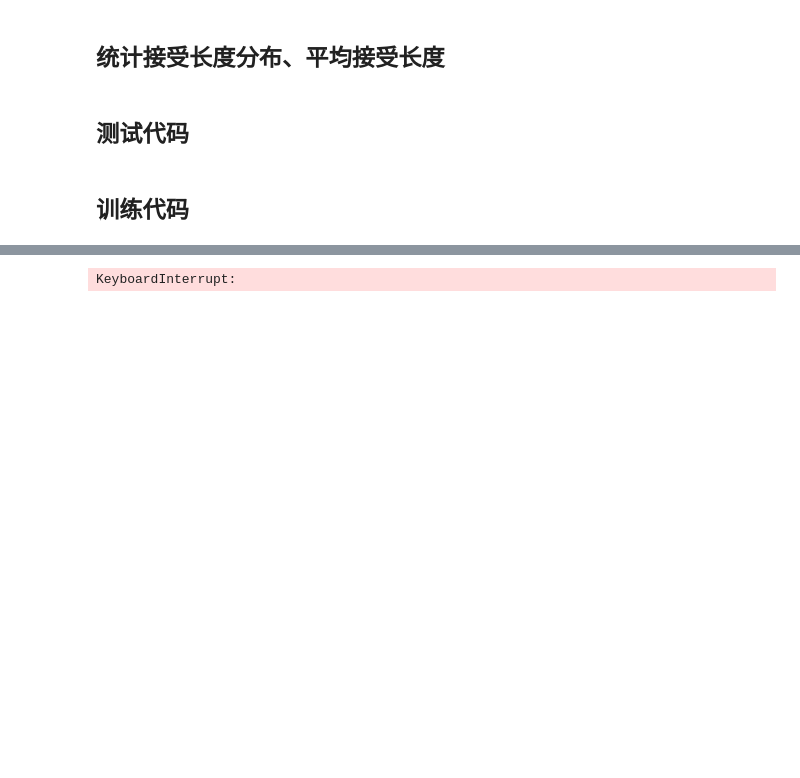
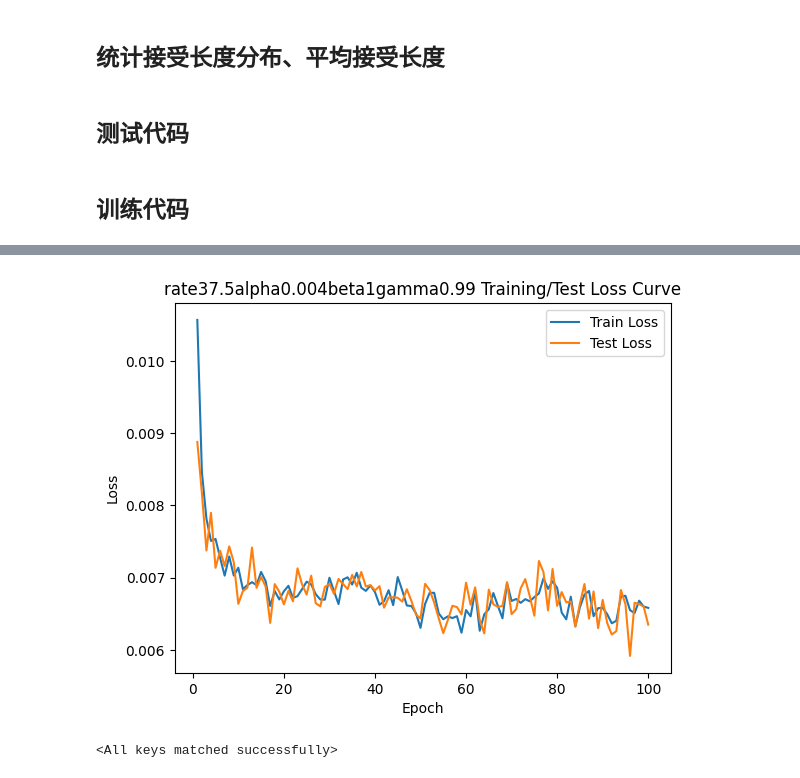
Before and after one commit to minaduki-sora/RADAR, a Jupyter notebook: notebook/rl_step_v2.ipynb, the cells around one changed output, grey strips where cells are left out. Cells and saved outputs as stored; diff of their text form; code cells hidden in the pictures; blank space fills up the shorter version.

```diff
--- a/notebook/rl_step_v2.ipynb
+++ b/notebook/rl_step_v2.ipynb
@@ -397,4 +397,5 @@ plt.savefig(f"../output/shareGPT/llama3.1/t1d7/rate{rate}alpha{alpha}beta{beta}g
 plt.show()
 
 # torch.save(model.state_dict(), "lstm_policy.pt")
+model.load_state_dict(torch.load(f"../output/shareGPT/llama3.1/t1d7/rate{rate}alpha{alpha}beta{beta}gamma{gamma}.pt"))
 # %% [output]
@@ -409,4 +419,5 @@ Epoch 7, Train Loss: 0.0072, Test Loss: 0.0072
+[figure, added]
-KeyboardInterrupt:
+<All keys matched successfully>
 # %%
 len_dict = cal_avg_len(model, test_loader)
 # %%
```
Also changed, not shown: parts of 6 cells of this notebook, 3 other files.
